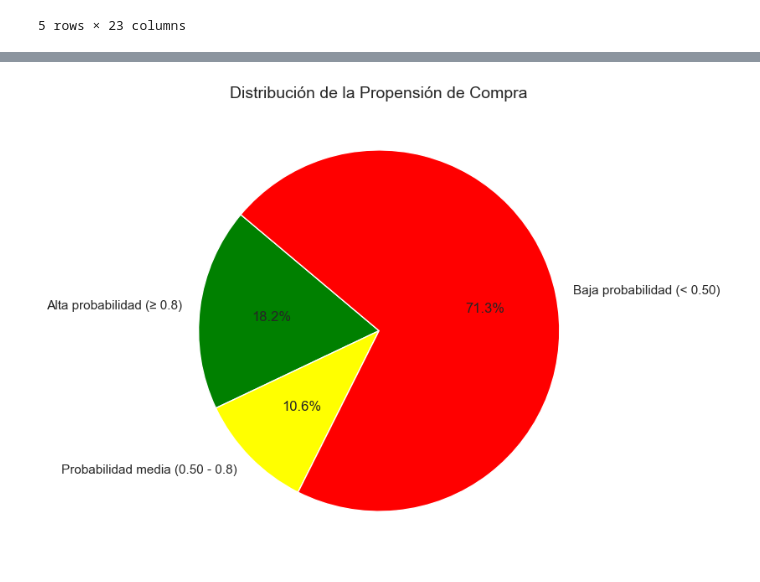
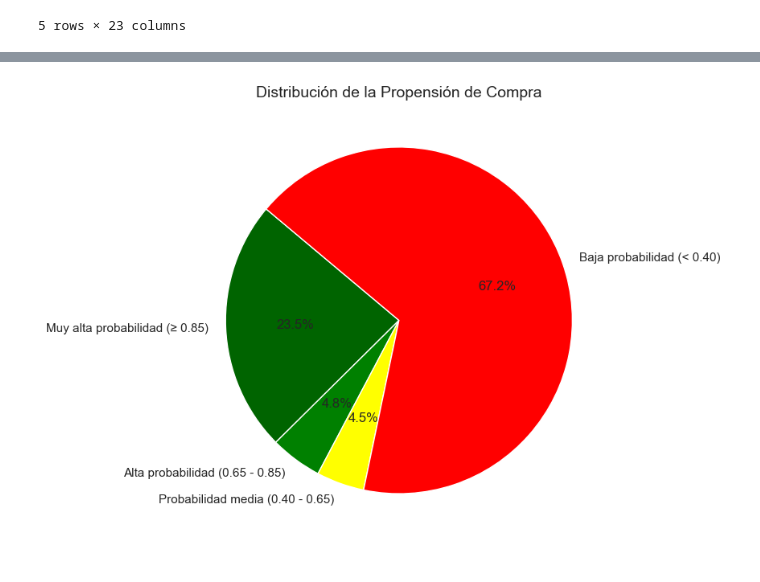
Before and after one commit to clauloro/Caso01_Propensity, a Jupyter notebook: Análisis Exploratorio de Datos - Propensión de Compra.ipynb, the cells around one changed output, grey strips where cells are left out. Saved outputs shown, nothing was run; the diff lists cells and outputs as text; code cells hidden in the pictures.

```diff
--- a/Análisis Exploratorio de Datos - Propensión de Compra.ipynb
+++ b/Análisis Exploratorio de Datos - Propensión de Compra.ipynb
@@ -1921,32 +1912,45 @@ plt.show()
 # %%
 # Cargar datos
 df = pd.read_csv("data/stg/Propensity_input.csv", index_col=0)
 
 # Cargar modelo y hacer predicciones
 modelo = joblib.load("models/modelo_gradient_boosting.pkl")
 y_pred_proba = modelo.predict_proba(df)[:, 1]
 
 # Agregar la probabilidad de compra al DataFrame
 df["Propension_Compra"] = y_pred_proba
 
-# Definir categorías
-alta_probabilidad = df["Propension_Compra"] >= 0.8
-probabilidad_media = (df["Propension_Compra"] >= 0.50) & (df["Propension_Compra"] < 0.8)
-baja_probabilidad = df["Propension_Compra"] < 0.50
+# Definir los nuevos rangos de propensión de compra
+muy_alta_probabilidad = df["Propension_Compra"] >= 0.85
+alta_probabilidad = (df["Propension_Compra"] >= 0.55) & (df["Propension_Compra"] < 0.85)
+probabilidad_media = (df["Propension_Compra"] >= 0.20) & (df["Propension_Compra"] < 0.55)
+baja_probabilidad = df["Propension_Compra"] < 0.20
 
-# Calcular porcentajes
+# Calcular porcentaje de cada categoría
 total = len(df)
 porcentajes = {
-    "Alta probabilidad (≥ 0.8)": alta_probabilidad.sum() / total * 100,
-    "Probabilidad media (0.50 - 0.8)": probabilidad_media.sum() / total * 100,
-    "Baja probabilidad (< 0.50)": baja_probabilidad.sum() / total * 100,
+    "Muy alta probabilidad (≥ 0.85)": muy_alta_probabilidad.sum() / total * 100,
+    "Alta probabilidad (0.65 - 0.85)": alta_probabilidad.sum() / total * 100,
+    "Probabilidad media (0.40 - 0.65)": probabilidad_media.sum() / total * 100,
+    "Baja probabilidad (< 0.40)": baja_probabilidad.sum() / total * 100,
 }
 
-# Crear gráfico de pastel
+
+# Configuración de colores para cada categoría
+colors = ["darkgreen", "green", "yellow", "red"]
+
+# Crear la gráfica de pastel
 plt.figure(figsize=(7, 7))
-colors = ["green", "yellow", "red"]
-plt.pie(porcentajes.values(), labels=porcentajes.keys(), autopct="%1.1f%%", colors=colors, startangle=140)
+plt.pie(
+    porcentajes.values(),
+    labels=porcentajes.keys(),
+    autopct="%1.1f%%",
+    colors=colors,
+    startangle=140,
+)
 plt.title("Distribución de la Propensión de Compra", fontsize=14)
+
+# Mostrar el gráfico
 plt.show()
 # %% [output]
-[figure, old version]
+[figure, new version]
```
Also changed, not shown: parts of 1 cell of this notebook.
